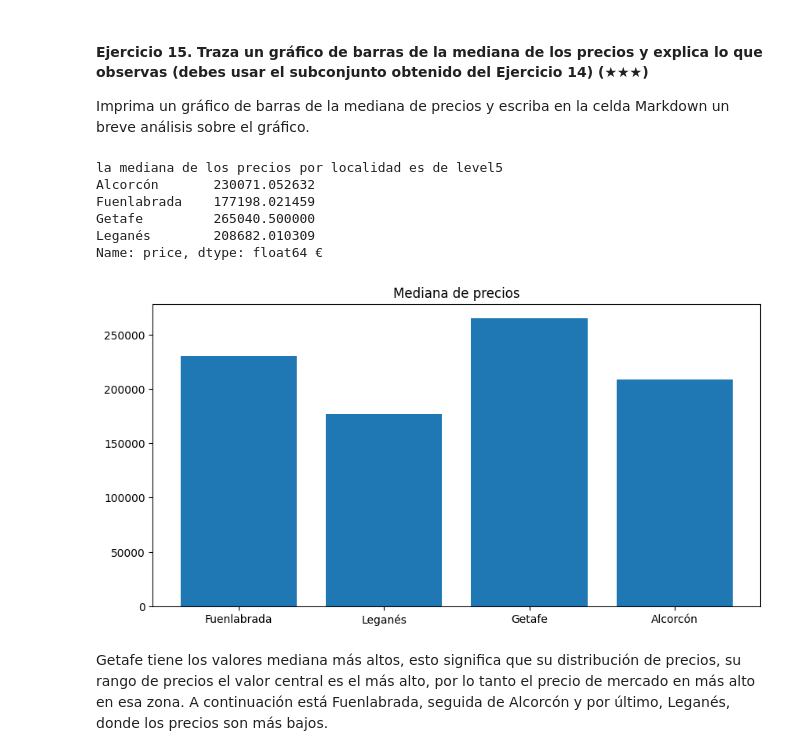
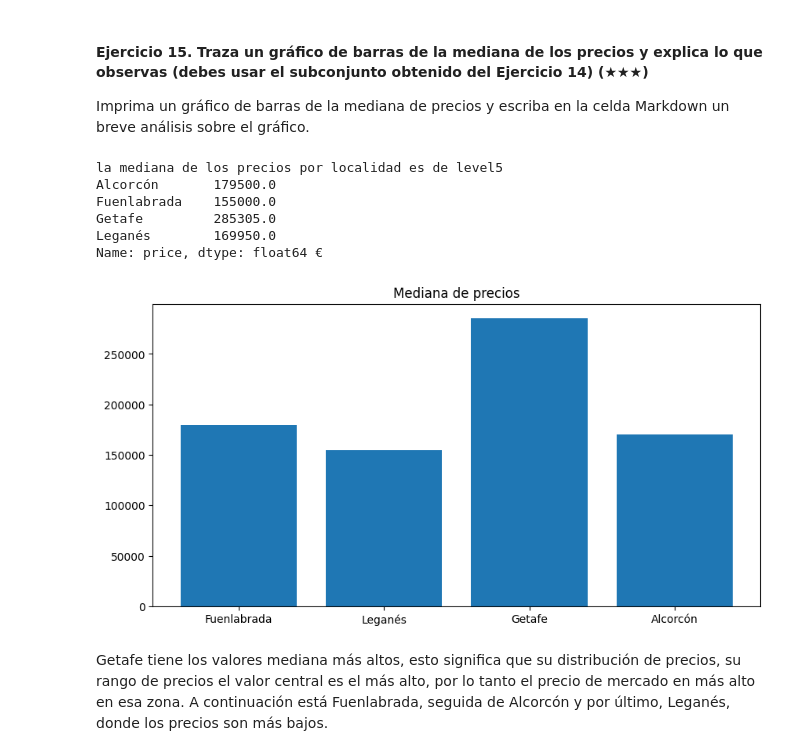
Before and after one commit to XaviCarrera/real_state-exercise_final, a Jupyter notebook: project.es.ipynb, the cells around one changed output. Saved outputs shown, nothing was run; the diff lists cells and outputs as text; code cells hidden in the pictures.

```diff
--- a/project.es.ipynb
+++ b/project.es.ipynb
@@ -285,21 +285,21 @@ Name: level5, Length: 907, dtype: object
 Imprima un gráfico de barras de la mediana de precios y escriba en la celda Markdown un breve análisis sobre el gráfico.
 # %%
 set= cinturón_sur.groupby('level5')
-mediana_precios= set['price'].mean()
+mediana_precios= set['price'].median()
 print (f'la mediana de los precios por localidad es de {mediana_precios} €')
 plt.figure(figsize = (10, 5))
 plt.bar(ciudades, mediana_precios)
 
 plt.title("Mediana de precios")
 plt.show()
 # %% [output]
 la mediana de los precios por localidad es de level5
-Alcorcón       230071.052632
-Fuenlabrada    177198.021459
-Getafe         265040.500000
-Leganés        208682.010309
+Alcorcón       179500.0
+Fuenlabrada    155000.0
+Getafe         285305.0
+Leganés        169950.0
 Name: price, dtype: float64 €
-[figure, old version]
+[figure, new version]
 # %% [markdown]
 Getafe tiene los valores mediana más altos, esto significa que su distribución de precios, su rango de precios el valor central es el más alto, por lo tanto el precio de mercado en más alto en esa zona. A continuación está Fuenlabrada, seguida de Alcorcón y por último, Leganés, donde los precios son más bajos.
 # %% [markdown]
```
Also changed, not shown: parts of 3 cells of this notebook.
